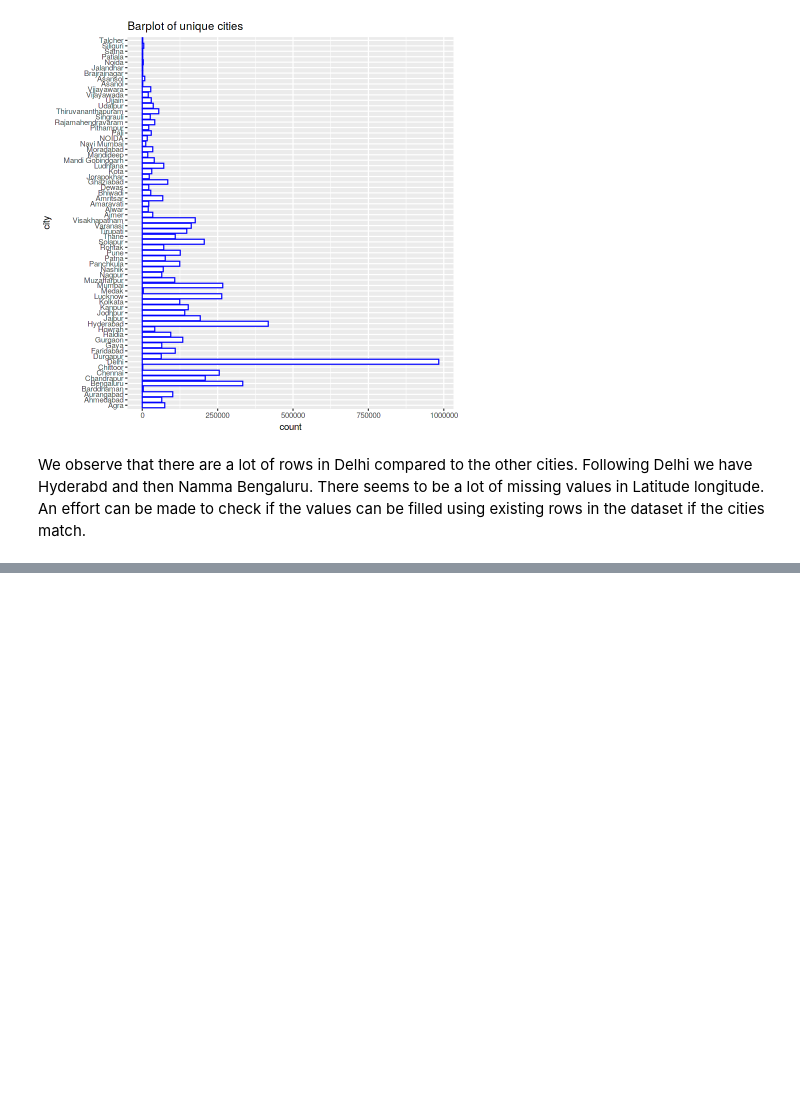
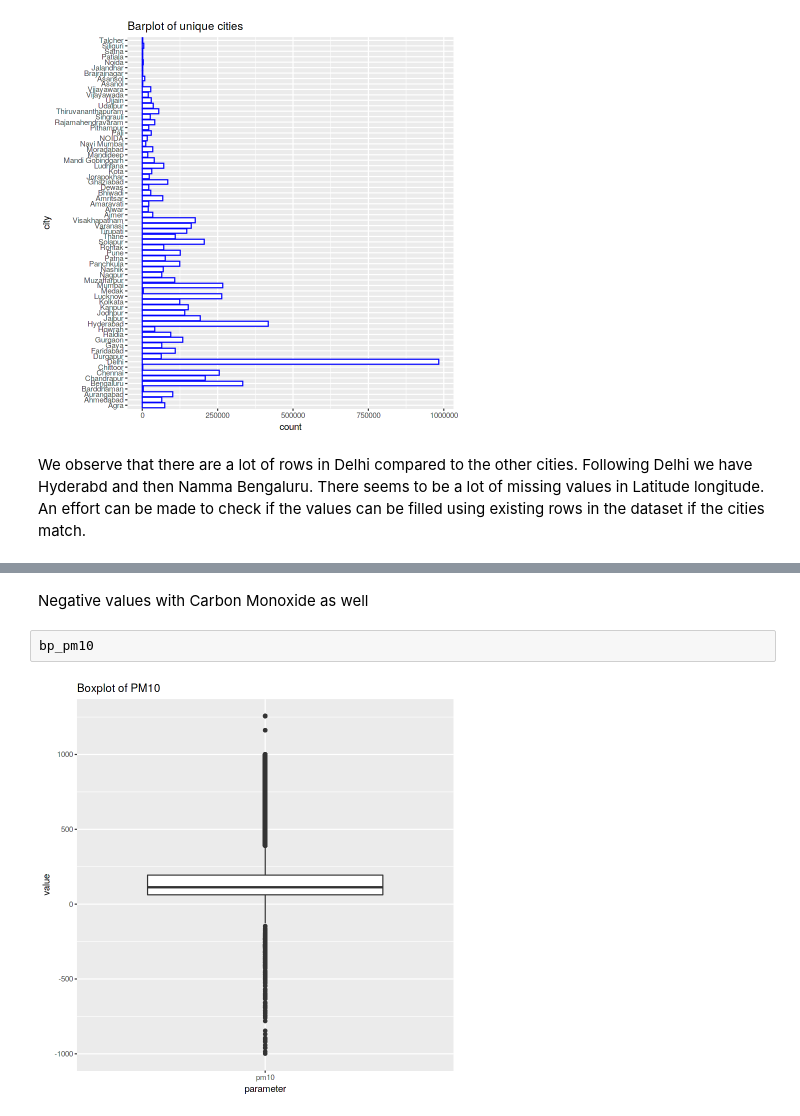
Before and after one commit to BhavyaCharan/WeRAnalysers, a Jupyter notebook: Stocktaking.ipynb, the cells around one changed output, grey strips where cells are left out. Drawn from its saved outputs; the diff is of its cells as text; blank space fills up the shorter version.

```diff
--- a/Stocktaking.ipynb
+++ b/Stocktaking.ipynb
@@ -103,0 +145,6 @@ An effort can be made to check if the values can be filled using existing rows i
+# %% [markdown]
+Negative values with Carbon Monoxide as well
+# %%
+bp_pm10
+# %% [output]
+[figure, added]
```
Also changed, not shown: parts of 14 cells of this notebook.
